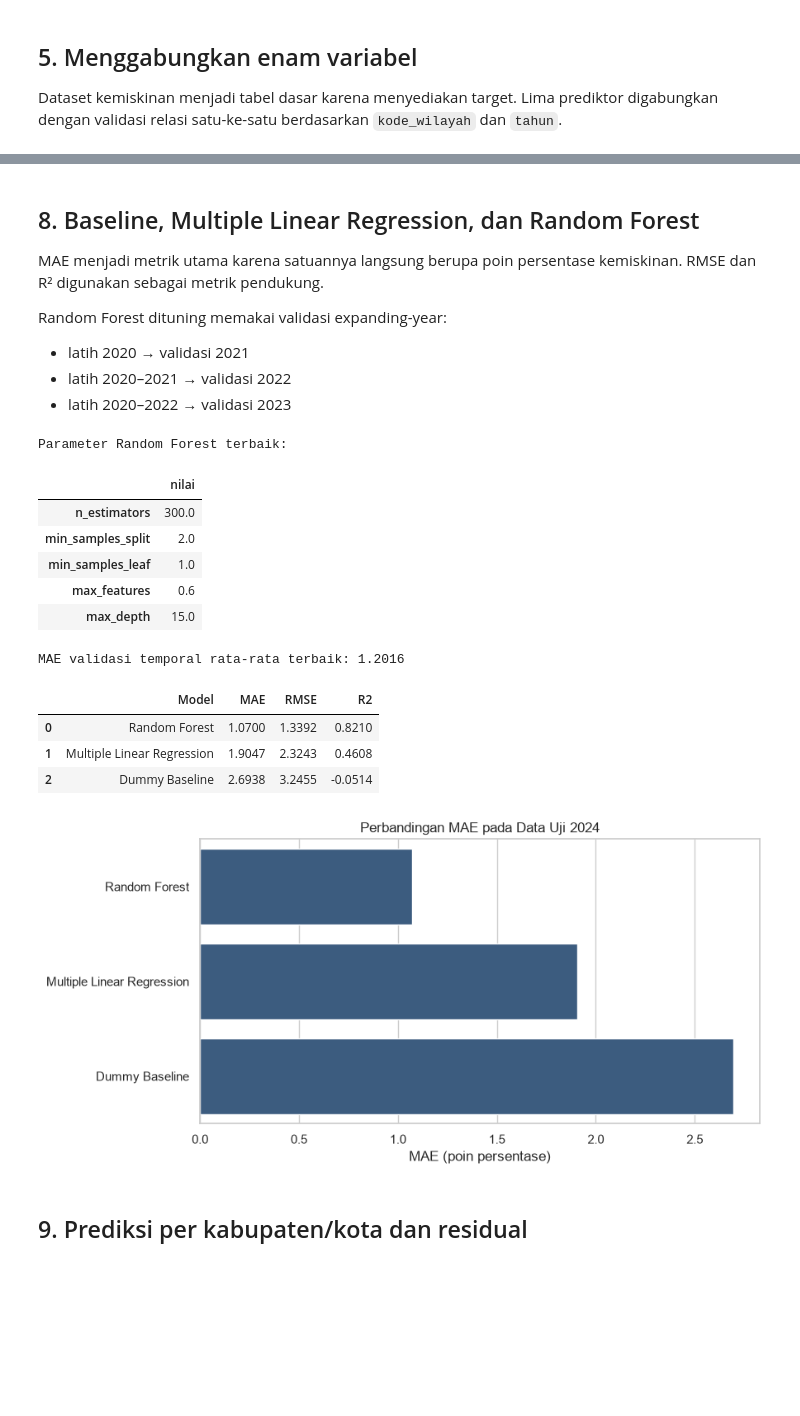
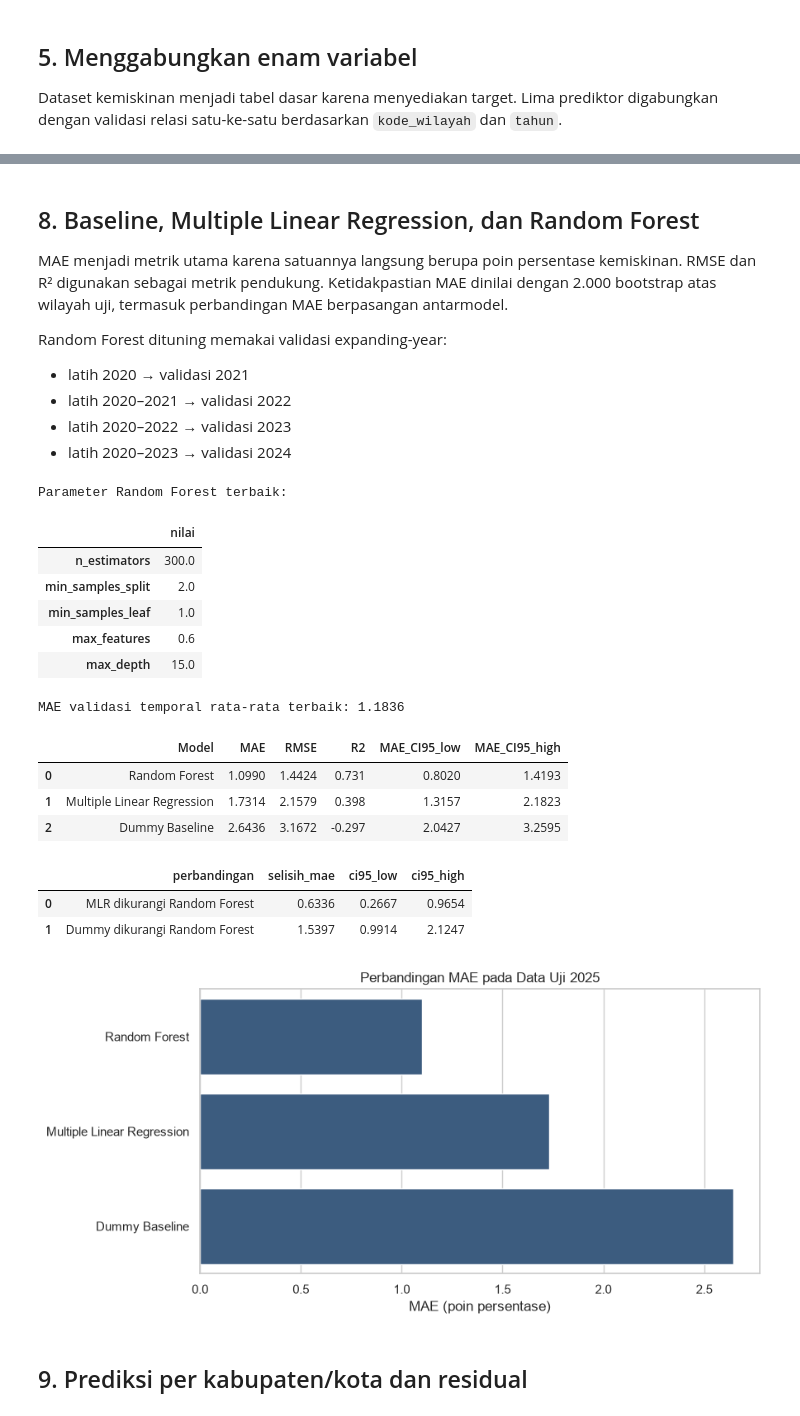
Before and after one commit to SYFDNNN/Kemiskinan-Jawa-Tengah-2020-2025, a Jupyter notebook: notebooks/pemodelan_kemiskinan_jateng.ipynb, the cells around one changed output, grey strips where cells are left out. Cells and saved outputs as stored; diff of their text form; code cells hidden in the pictures; blank space fills up the shorter version.

```diff
--- a/notebooks/pemodelan_kemiskinan_jateng.ipynb
+++ b/notebooks/pemodelan_kemiskinan_jateng.ipynb
@@ -480,13 +596,14 @@ Data latih: (140, 5) | Data uji: (35, 5)
 # %% [markdown]
 ## 8. Baseline, Multiple Linear Regression, dan Random Forest
 
-MAE menjadi metrik utama karena satuannya langsung berupa poin persentase kemiskinan. RMSE dan R² digunakan sebagai metrik pendukung.
+MAE menjadi metrik utama karena satuannya langsung berupa poin persentase kemiskinan. RMSE dan R² digunakan sebagai metrik pendukung. Ketidakpastian MAE dinilai dengan 2.000 bootstrap atas wilayah uji, termasuk perbandingan MAE berpasangan antarmodel.
 
 Random Forest dituning memakai validasi expanding-year:
 
 - latih 2020 → validasi 2021
 - latih 2020–2021 → validasi 2022
 - latih 2020–2022 → validasi 2023
+- latih 2020–2023 → validasi 2024
 # %%
 dummy = DummyRegressor(strategy="mean")
 dummy.fit(X_train, y_train)
@@ -501,7 +618,7 @@ mlr.fit(X_train, y_train)
 
 train_year_array = train_df["tahun"].to_numpy()
 expanding_year_splits = []
-for validation_year in [2021, 2022, 2023]:
+for validation_year in [2021, 2022, 2023, 2024]:
     train_indices = np.where(train_year_array < validation_year)[0]
     validation_indices = np.where(train_year_array == validation_year)[0]
     expanding_year_splits.append((train_indices, validation_indices))
@@ -515,18 +632,28 @@ rf_parameter_space = {
 }
 
 rf_search = RandomizedSearchCV(
-    estimator=RandomForestRegressor(random_state=RANDOM_STATE, n_jobs=-1),
+    estimator=RandomForestRegressor(random_state=RANDOM_STATE, n_jobs=1),
     param_distributions=rf_parameter_space,
     n_iter=20,
     scoring="neg_mean_absolute_error",
     cv=expanding_year_splits,
     random_state=RANDOM_STATE,
-    n_jobs=-1,
+    n_jobs=1,
     refit=True,
     return_train_score=True,
 )
 rf_search.fit(X_train, y_train)
 rf_best = rf_search.best_estimator_
+rf_validation_results = (
+    pd.DataFrame(rf_search.cv_results_)
+    .assign(
+        mean_validation_mae=lambda frame: -frame["mean_test_score"],
+        std_validation_mae=lambda frame: frame["std_test_score"],
+    )
+    .sort_values("rank_test_score")
+    [["rank_test_score", "mean_validation_mae", "std_validation_mae", "params"]]
+    .reset_index(drop=True)
+)
 
 print("Parameter Random Forest terbaik:")
 display(pd.Series(rf_search.best_params_, name="nilai").to_frame())
@@ -539,7 +666,7 @@ Parameter Random Forest terbaik:
 | min_samples_leaf | 1.0 |
 | max_features | 0.6 |
 | max_depth | 15.0 |
-MAE validasi temporal rata-rata terbaik: 1.2016
+MAE validasi temporal rata-rata terbaik: 1.1836
 # %%
 def regression_metrics(y_true, y_pred):
     return {
@@ -547,41 +674,86 @@ def regression_metrics(y_true, y_pred):
         "RMSE": np.sqrt(mean_squared_error(y_true, y_pred)),
         "R2": r2_score(y_true, y_pred),
     }
+
+
+def bootstrap_mae_ci(y_true, y_pred, n_bootstrap=2000, confidence=0.95):
+    absolute_errors = np.abs(np.asarray(y_true) - np.asarray(y_pred))
+    rng = np.random.default_rng(RANDOM_STATE)
+    sample_indices = rng.integers(0, len(absolute_errors), size=(n_bootstrap, len(absolute_errors)))
+    bootstrap_mae = absolute_errors[sample_indices].mean(axis=1)
+    alpha = (1 - confidence) / 2
+    return np.quantile(bootstrap_mae, [alpha, 1 - alpha])
+
+
+def bootstrap_mae_difference(y_true, prediction_a, prediction_b, n_bootstrap=2000):
+    errors_a = np.abs(np.asarray(y_true) - np.asarray(prediction_a))
+    errors_b = np.abs(np.asarray(y_true) - np.asarray(prediction_b))
+    rng = np.random.default_rng(RANDOM_STATE)
+    sample_indices = rng.integers(0, len(errors_a), size=(n_bootstrap, len(errors_a)))
+    differences = (errors_a[sample_indices] - errors_b[sample_indices]).mean(axis=1)
+    return differences.mean(), *np.quantile(differences, [0.025, 0.975])
 
 
 fitted_models = {
     "Dummy Baseline": dummy,
     "Multiple Linear Regression": mlr,
     "Random Forest": rf_best,
 }
 
 test_predictions = {}
 comparison_rows = []
 for model_name, model in fitted_models.items():
     prediction = model.predict(X_test)
     test_predictions[model_name] = prediction
-    comparison_rows.append({"Model": model_name, **regression_metrics(y_test, prediction)})
+    mae_ci_low, mae_ci_high = bootstrap_mae_ci(y_test, prediction)
+    comparison_rows.append({
+        "Model": model_name,
+        **regression_metrics(y_test, prediction),
+        "MAE_CI95_low": mae_ci_low,
+        "MAE_CI95_high": mae_ci_high,
+    })
 
 model_comparison = (
     pd.DataFrame(comparison_rows)
     .sort_values("MAE")
     .reset_index(drop=True)
 )
 display(model_comparison.round(4))
 
+paired_rows = []
+for comparison_name, model_a, model_b in [
+    ("MLR dikurangi Random Forest", "Multiple Linear Regression", "Random Forest"),
+    ("Dummy dikurangi Random Forest", "Dummy Baseline", "Random Forest"),
+]:
+    mean_difference, ci_low, ci_high = bootstrap_mae_difference(
+        y_test, test_predictions[model_a], test_predictions[model_b]
+    )
+    paired_rows.append({
+        "perbandingan": comparison_name,
+        "selisih_mae": mean_difference,
+        "ci95_low": ci_low,
+        "ci95_high": ci_high,
+    })
+paired_model_comparison = pd.DataFrame(paired_rows)
+display(paired_model_comparison.round(4))
+
 plt.figure(figsize=(9, 4.5))
 sns.barplot(data=model_comparison, x="MAE", y="Model", color="#315b8a")
-plt.title("Perbandingan MAE pada Data Uji 2024")
+plt.title("Perbandingan MAE pada Data Uji 2025")
 plt.xlabel("MAE (poin persentase)")
 plt.ylabel("")
 plt.tight_layout()
+save_figure("04_perbandingan_mae_model.png")
 plt.show()
 # %% [output]
-|  | Model | MAE | RMSE | R2 |
-| 0 | Random Forest | 1.0700 | 1.3392 | 0.8210 |
-| 1 | Multiple Linear Regression | 1.9047 | 2.3243 | 0.4608 |
-| 2 | Dummy Baseline | 2.6938 | 3.2455 | -0.0514 |
+|  | Model | MAE | RMSE | R2 | MAE_CI95_low | MAE_CI95_high |
+| 0 | Random Forest | 1.0990 | 1.4424 | 0.731 | 0.8020 | 1.4193 |
+| 1 | Multiple Linear Regression | 1.7314 | 2.1579 | 0.398 | 1.3157 | 2.1823 |
+| 2 | Dummy Baseline | 2.6436 | 3.1672 | -0.297 | 2.0427 | 3.2595 |
+|  | perbandingan | selisih_mae | ci95_low | ci95_high |
+| 0 | MLR dikurangi Random Forest | 0.6336 | 0.2667 | 0.9654 |
+| 1 | Dummy dikurangi Random Forest | 1.5397 | 0.9914 | 2.1247 |
-[figure, old version]
+[figure, new version]
 # %% [markdown]
 ## 9. Prediksi per kabupaten/kota dan residual
 # %%
```
Also changed, not shown: parts of 24 cells of this notebook, 42 other files.
